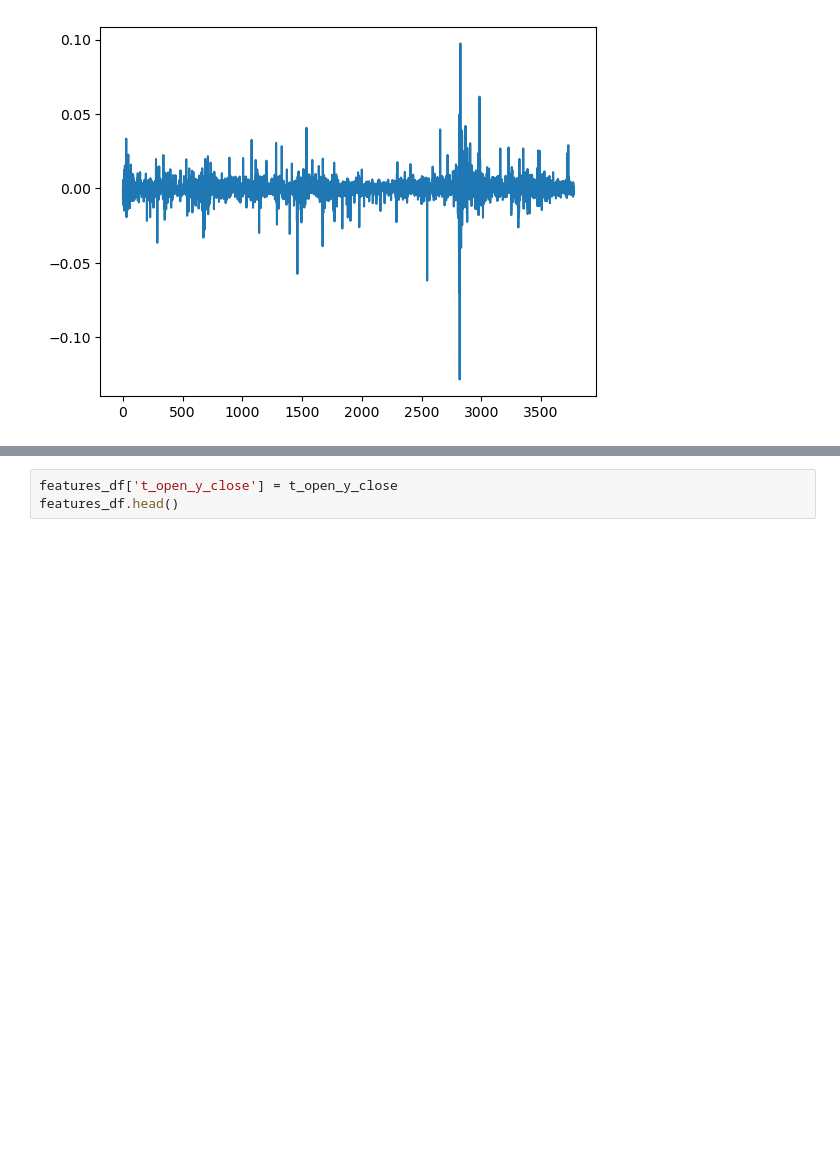
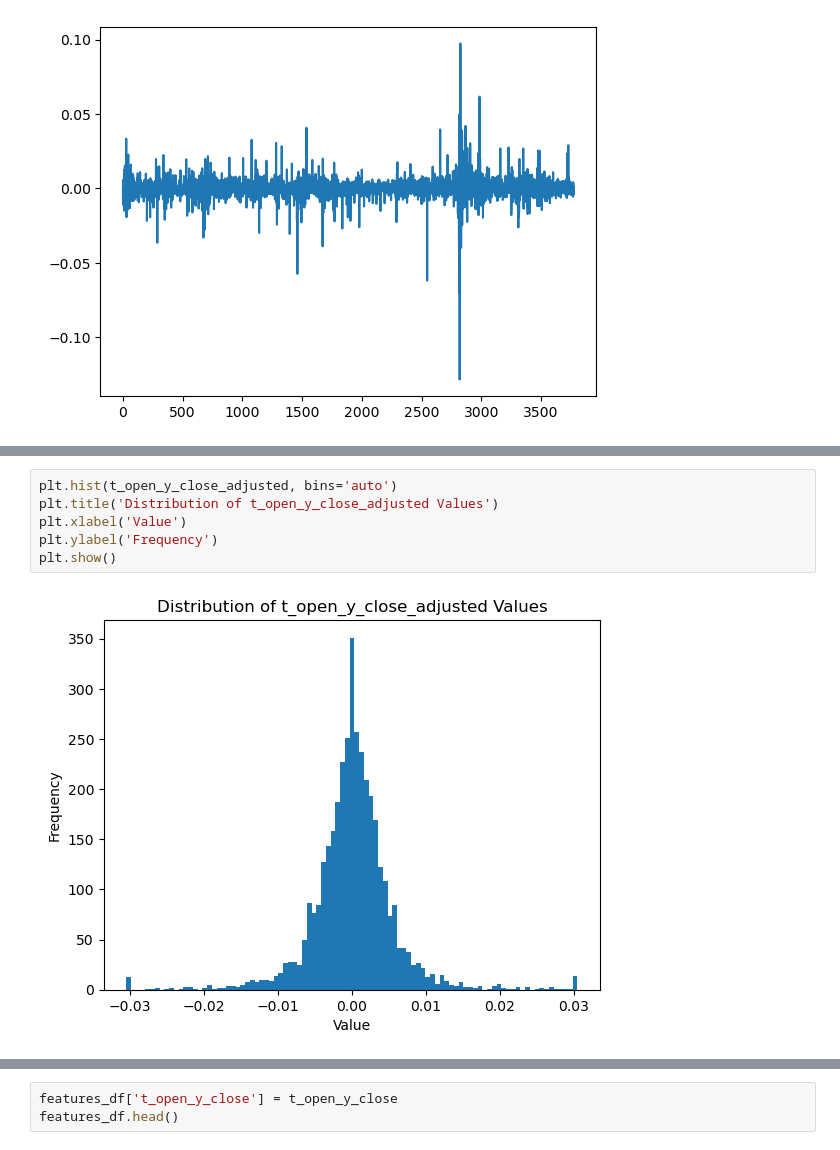
Before and after one commit to Frederik135/NN_Forecasting, a Jupyter notebook: preprocessing.ipynb, the cells around one changed output, grey strips where cells are left out. Cells and saved outputs as stored; diff of their text form; blank space fills up the shorter version.

```diff
--- a/preprocessing.ipynb
+++ b/preprocessing.ipynb
@@ -115,0 +130,8 @@ plt.plot(t_open_y_close)
+# %%
+plt.hist(t_open_y_close_adjusted, bins='auto')
+plt.title('Distribution of t_open_y_close_adjusted Values')
+plt.xlabel('Value')
+plt.ylabel('Frequency')
+plt.show()
+# %% [output]
+[figure, added]
```
Also changed, not shown: parts of 31 cells of this notebook, 1 other file.
